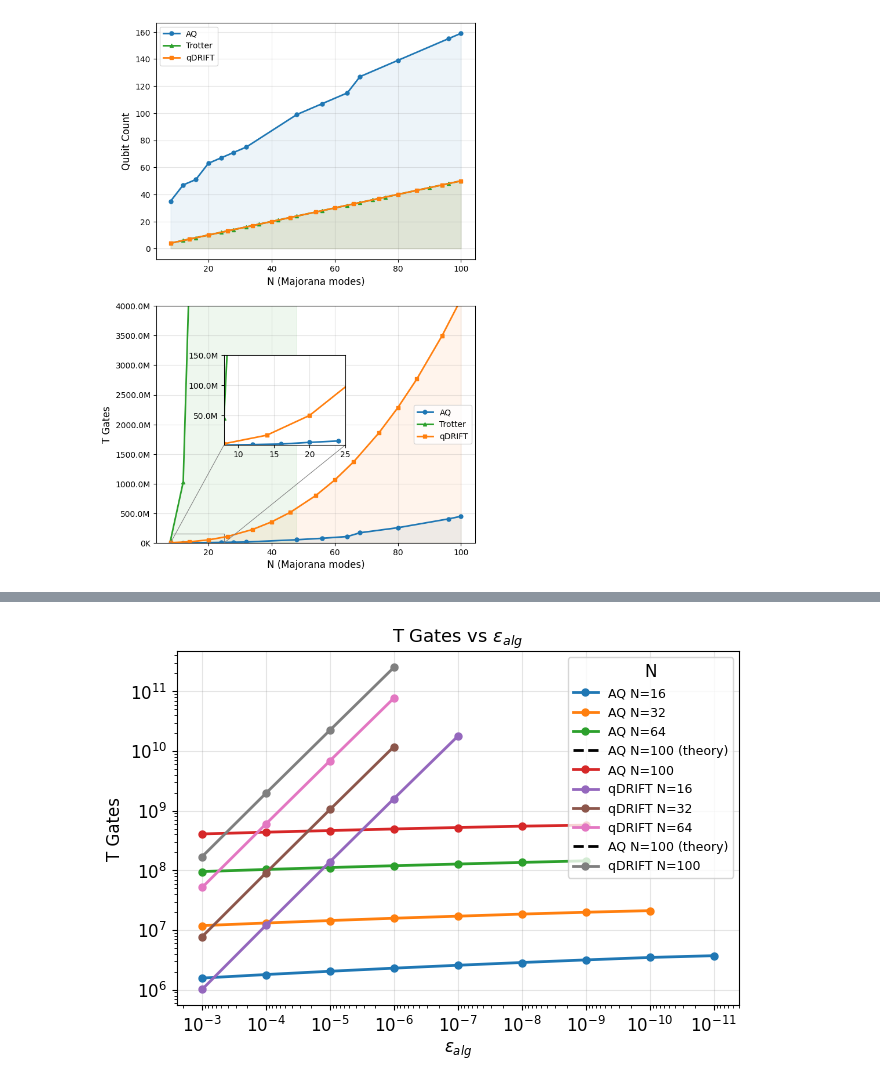
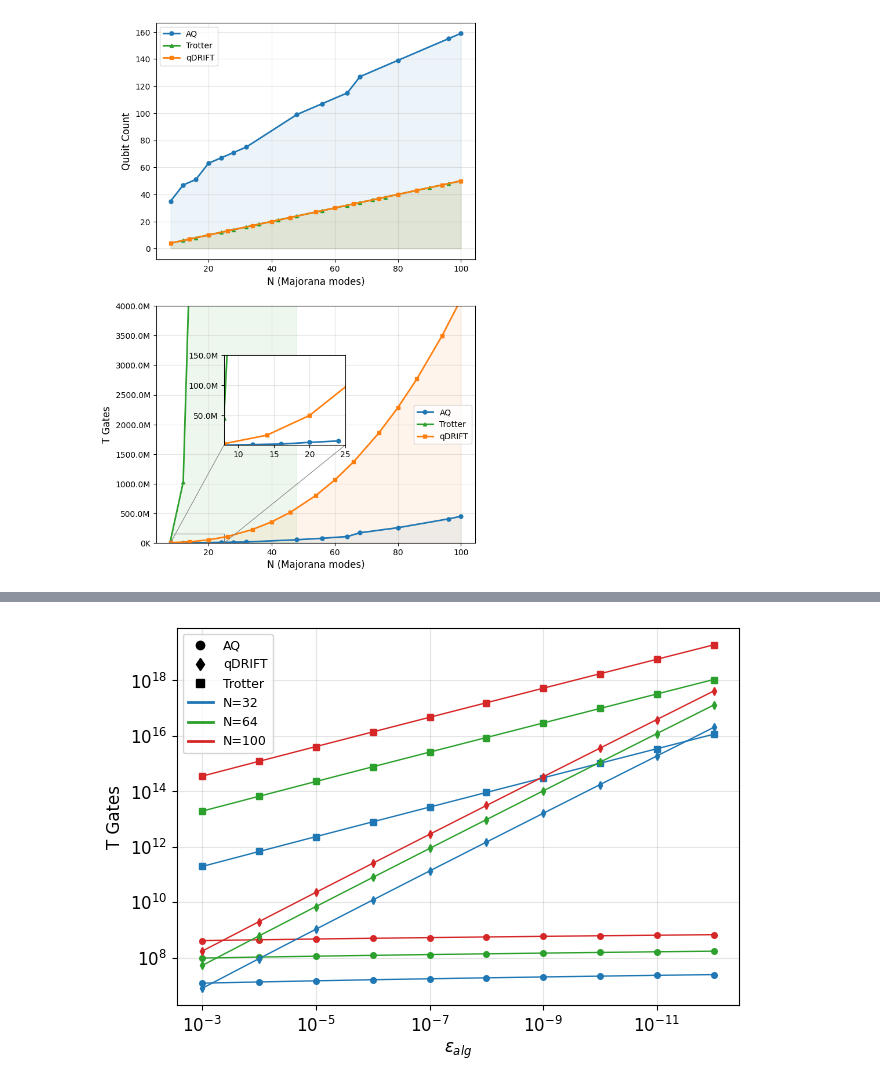
Before and after one commit to b-goldsmith/syk-simulation, a Jupyter notebook: syk_simulation/notebooks/re.ipynb, the cells around one changed output, grey strips where cells are left out. Saved outputs shown, nothing was run; the diff lists cells and outputs as text; code cells hidden in the pictures.

```diff
--- a/syk_simulation/notebooks/re.ipynb
+++ b/syk_simulation/notebooks/re.ipynb
@@ -5,6 +5,8 @@ import pandas as pd
 import matplotlib.pyplot as plt
 from itertools import cycle
 import numpy as np
+from decimal import Decimal, getcontext
+getcontext().prec = 60
 
 export_image_filename = "re_data/N_scaling.pdf"
 
@@ -42,7 +44,7 @@ for (type_label, epsilon), group in df.groupby(["type", "epsilon"]):
     group = group.sort_values("N")
     N_vals          = group["N"].tolist()
     qubit_highwater = group["qubit_highwater"].tolist()
-    total_t_gates   = (group["t_gates"]+group['rotations']*(0.53* np.log2(1/(1 - (1-group['epsilon'])**(1/ group['rotations']))) + 4.86)).tolist()
+    total_t_gates   = (group["t_gates"]+group['rotations']*(0.53* np.log2(1/(1 - (1-(group['epsilon']))**(1/ (group['rotations'])))) + 4.86)).tolist()
 
     kwargs = dict(color=style["color"], marker=style["marker"],
                   linewidth=2, markersize=5, label=type_label)
@@ -120,61 +145,65 @@ plt.rcParams.update({
     "legend.fontsize": 9,
 })
 
-# fig, axes = plt.subplots(2, 1, figsize=(9, 10))
 fig, ax = plt.subplots(figsize=(7, 5))
 
-
-# colors = {8: "#378ADD", 16: "#D85A30", 32: "#1D9E75", 64: "#7F77DD", }
+colors_by_N = {
+    32:  "#1f77b4",
+    64:  "#2ca02c",
+    100: "#d62728",
+}
+markers_by_type = {
+    "AQ": "o",
+    "qDRIFT": "d",
+    "Trotter": "s",
+}
 
 for (type_label, N), group in df.groupby(["type", "N"]):
-    if N in [8,24,36]:
+    if N in [8,16,24,36]:
         continue
     group = group.sort_values("epsilon")
-    # color = colors[N]
-
-    # axes[0].plot(group["epsilon"], group["qubit_highwater"], #color=color,
-    #              marker="o", linewidth=2, markersize=5, label=f"{group['type'].values[0]} N={N}")
-
-    total_t_gates   = (group["t_gates"]+group['rotations']*(0.53* np.log2(1/(1 - (1-group['epsilon'])**(1/ group['rotations']))) + 4.86))
-
-    if N == 100:
-        if type_label == 'AQ':
-            ax.plot(group["epsilon"], total_t_gates.tolist()[0]+np.log2(1/group["epsilon"]), linestyle="--", marker="D", linewidth=2, color="black", label="AQ N=100 (theory)")
-        else:
-            ax.plot(group["epsilon"], total_t_gates.tolist()[0]+1/group["epsilon"], linestyle="--", marker="d", linewidth=2, color="black", label="aDRIFT N=100 (theory)")
 
 
-    # axes[1].plot(group["epsilon"], total_t_gates,# color=color,
-    ax.plot(group["epsilon"], total_t_gates,# color=color,
-                 marker="o", linewidth=2, markersize=5, label=f"{group['type'].values[0]} N={N}")
+    # total_t_gates   = (group["t_gates"]+group['rotations']*(0.53* np.log2(1/(np.expm1(-np.log1p(-group['epsilon'])/group['rotations'])
+    total_t_gates   = (group["t_gates"]+group['rotations']* ( np.log2((1 - 1 / -np.expm1(np.log1p(group['epsilon'])/group['rotations'])))*0.53 + 4.86))
 
-# ax.plot(group["epsilon"], np.log2(1/group["epsilon"]), marker="d", linewidth=2, markersize=5, label="1/epsilon")
-# --- Qubit highwater ---
-# axes[0].set_xscale("log")
-# axes[0].invert_xaxis()
-# axes[0].set_xlabel("Epsilon", fontsize=12)
-# axes[0].set_ylabel("Qubit highwater", fontsize=12)
-# axes[0].set_title("Qubit highwater vs Epsilon", fontsize=13)
-# axes[0].legend(title="N")
-# axes[0].grid(True, color="gray", alpha=0.2)
 
-# --- Total T-gates ---
-# axes[1].set_xscale("log")
-# axes[1].set_yscale("log")
-# axes[1].invert_xaxis()
-# axes[1].set_xlabel("$\epsilon_{alg}$", fontsize=12)
-# axes[1].set_ylabel("Total T-gates", fontsize=12)
-# axes[1].set_title("Total T Gates vs $\epsilon_{alg}$", fontsize=13)
-# axes[1].legend(title="N")
-# axes[1].grid(True, color="gray", alpha=0.2)
+    ax.plot(group["epsilon"], total_t_gates, color=colors_by_N[N], marker=markers_by_type[type_label], linewidth=1, markersize=4, label=f"{type_label} N={N}")
+
+type_handles = [
+    plt.Line2D([0], [0],
+           marker=markers_by_type[t],
+           color="black",
+           linestyle="",
+           markersize=6,
+           label=t)
+    for t in markers_by_type
+]
+N_handles = [
+    plt.Line2D([0], [0],
+           color=colors_by_N[N],
+           linewidth=2,
+           label=f"N={N}")
+    for N in colors_by_N
+]
+# legend1 = ax.legend(handles=type_handles, title="Algorithm Type", loc="upper left")
+# ax.add_artist(legend1)
+
+# legend2 = ax.legend(handles=N_handles, title="System Size N", loc="lower left")
+
+combined_handles = type_handles + N_handles
+combined_labels  = [h.get_label() for h in combined_handles]
+
+ax.legend(combined_handles, combined_labels,
+          loc="upper left")
+
 
 ax.set_xscale("log")
 ax.set_yscale("log")
 ax.invert_xaxis()
 ax.set_xlabel("$\epsilon_{alg}$", fontsize=12)
 ax.set_ylabel("T Gates", fontsize=12)
-ax.set_title("T Gates vs $\epsilon_{alg}$", fontsize=13)
-ax.legend(title="N")
+# ax.legend(title="")
 ax.grid(True, color="gray", alpha=0.2)
 
 plt.tight_layout(pad=2.0)
@@ -201 +213 @@ N: 32
-[figure, old version]
+[figure, new version]
```
Also changed, not shown: parts of 6 cells of this notebook, 1 other file.
